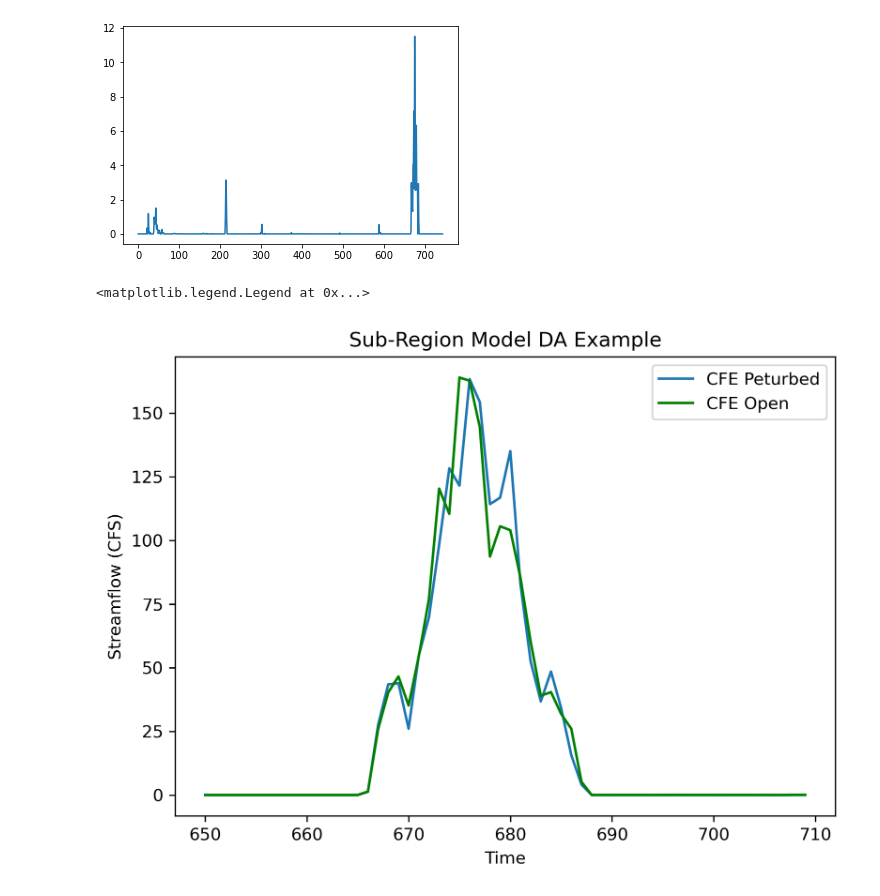
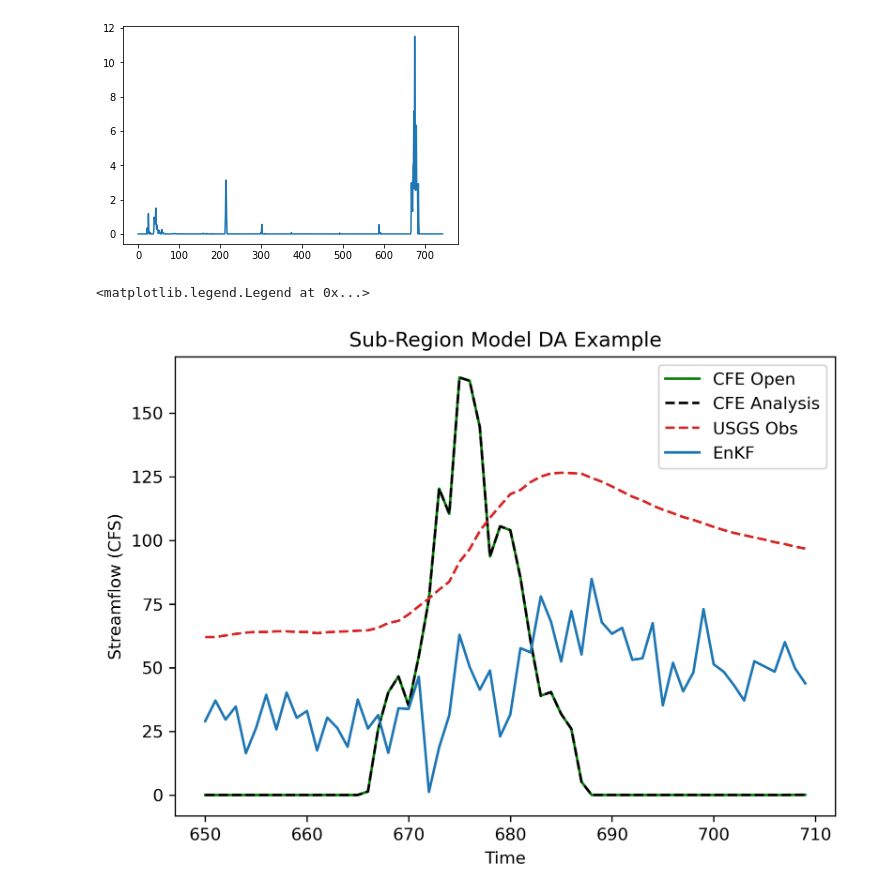
Before and after one commit to zbutler33/NextGen---The-Simulators-, a Jupyter notebook: Toy_Model/Toymodel_V2.ipynb, the cells around one changed output. Saved outputs shown, nothing was run; the diff lists cells and outputs as text; code cells hidden in the pictures.

Commit message:
updating cfe analysis

```diff
--- a/Toy_Model/Toymodel_V2.ipynb
+++ b/Toy_Model/Toymodel_V2.ipynb
@@ -37,7 +37,7 @@ print(bmi_usgs)
 # cfe_peturbed = bmi_cfe_peturb.BMI_CFE()
 # cfe_analysis = bmi_cfe_statevars.BMI_CFE() #true model in the end with updated state vars
 
-cfe_open = bmi_cfe_enkf_peturb.BMI_CFE()
+cfe_open = bmi_cfe.BMI_CFE()
 cfe_peturbed = bmi_cfe_enkf_peturb.BMI_CFE()
 cfe_analysis = bmi_cfe_statevars.BMI_CFE() #true model in the end with updated state vars
 
@@ -106,6 +106,7 @@ plt.plot(df_forcing['APCP_surface'])
 cfeOpen = []
 cfePeturbed = []
 cfeAnalysis = []
+cfeEnKF = []
 
 ## Loop through time. Set values for each model and get values
 for i, precip in enumerate(df_forcing['APCP_surface']): #i is RAINRATE
@@ -117,7 +118,7 @@ for i, precip in enumerate(df_forcing['APCP_surface']): #i is RAINRATE
 
     # Update usgs data and get value to put into EnKF
     usgs.update()
-    obs = np.array(usgs.get_value('Flow'))*100 #need array for EnKf function. should get this when initialize.
+    obs = np.array(usgs.get_value('Flow'))*50 #need array for EnKf function. should get this when initialize.
 
     # Update CFE open and peturbed. Get value for peturbed stats.
     cfe_open.update()
@@ -136,7 +137,7 @@ for i, precip in enumerate(df_forcing['APCP_surface']): #i is RAINRATE
     cfePeturbed.append(outflow_peturb_mean) #for plotting
 
     # Set EnKF value to usgs, mean, and covariance. Get value from it then
-    enkf.set_value('soil_storage_avail_m', soil_storage_avail) #setting soil storage in enkf
+    #enkf.set_value('soil_storage_avail_m', soil_storage_avail) #setting soil storage in enkf
     enkf.set_value('soil_reservoir_storage_deficit_m', soil_storage_avail) #setting soil storage in enkf
     enkf.set_value('surface_runoff_depth_m', soil_storage_avail) #setting soil storage in enkf
 
@@ -144,13 +145,16 @@ for i, precip in enumerate(df_forcing['APCP_surface']): #i is RAINRATE
     enkf.set_value('P', np.array([outflow_peturb_covar]))
     enkf.set_value('z', np.array([obs[i]]))
     enkf.update()
+    #For plotting
+    outflow_enkf = enkf.get_value('enkf')
+    cfeEnKF.append(outflow_enkf)
 
     state_transition_soil_storage = enkf.get_value('soil_storage_avail_m')
     state_transition_soil_res     = enkf.get_value('soil_reservoir_storage_deficit_m')
     state_transition_runoff       = enkf.get_value('surface_runoff_depth_m')
 
 #     # Set value for CFE analysis based on the state variable change from the EnKF factor tog et true streamflow
-    cfe_analysis.set_value('soil_storage_avail_m', state_transition_soil_storage) #look up value from lookup table based on EnKF factor
+    #cfe_analysis.set_value('soil_storage_avail_m', state_transition_soil_storage) #look up value from lookup table based on EnKF factor
     cfe_analysis.set_value('soil_reservoir_storage_deficit_m', state_transition_soil_res) #look up value from lookup table based on EnKF factor
     cfe_analysis.set_value('surface_runoff_depth_m', state_transition_runoff)
     cfe_analysis.update() #get new streamflow value based on state var change
@@ -158,11 +162,14 @@ for i, precip in enumerate(df_forcing['APCP_surface']): #i is RAINRATE
     outflow_analysis = cfe_analysis.get_value('land_surface_water__runoff_depth')
     cfeAnalysis.append(outflow_analysis) #for plotting
 
-#     # Update final model from value of analysis
-    cfe_updated_everything_runoff = cfe_analysis.get_value('state_var_change_runoff')
-    cfe_peturbed.set_value('state_var_change_runoff', cfe_updated_everything_runoff) #set state vars based on EnKF factor
-#     #cfe_updated_everything_soil = cfe_analysis.get_value('state_var_change_soil')
-#     #cfe_peturbed.set_value('state_var_change_soil', cfe_updated_everything_soil) #set state vars based on EnKF factor
+     # Update final model from value of analysis
+    cfe_updated_everything_runoff = cfe_analysis.get_value('surface_runoff_depth_m')
+    cfe_peturbed.set_value('surface_runoff_depth_m', cfe_updated_everything_runoff)
+
+#    cfe_updated_everything_runoff = cfe_analysis.get_value('state_var_change_runoff')
+#    cfe_peturbed.set_value('state_var_change_runoff', cfe_updated_everything_runoff) #set state vars based on EnKF factor
+#    cfe_updated_everything_soil = cfe_analysis.get_value('state_var_change_soil')
+#    cfe_peturbed.set_value('state_var_change_soil', cfe_updated_everything_soil) #set state vars based on EnKF factor
 
 
 # # Finalize models
@@ -175,21 +182,22 @@ for i, precip in enumerate(df_forcing['APCP_surface']): #i is RAINRATE
 # %%
 istart_plot=650
 iend_plot=710
 x = list(range(istart_plot, iend_plot))
 
 fig = plt.figure(figsize = (7,5), dpi=300)
 
 plt.title('Sub-Region Model DA Example')
-plt.plot(x, cfePeturbed[istart_plot:iend_plot], color = 'tab:blue', label = 'CFE Peturbed')
+#plt.plot(x, cfePeturbed[istart_plot:iend_plot], color = 'tab:blue', label = 'CFE Peturbed')
 plt.plot(x, cfeOpen[istart_plot:iend_plot], color = 'green', label = 'CFE Open')
-#plt.plot(x, cfeAnalysis[istart_plot:iend_plot], color = 'black', label = 'CFE Analysis')
-#plt.plot(x, obs[istart_plot:iend_plot], color = 'tab:red', linestyle='dashed', label = 'USGS Obs')
+plt.plot(x, cfeAnalysis[istart_plot:iend_plot], color = 'black', linestyle='dashed', label = 'CFE Analysis')
+plt.plot(x, obs[istart_plot:iend_plot], color = 'tab:red', linestyle='dashed', label = 'USGS Obs')
+plt.plot(x, cfeEnKF[istart_plot:iend_plot], color = 'tab:blue', label = 'EnKF')
 plt.ylabel('Streamflow (CFS)')
 plt.xlabel('Time')
 plt.legend()
 # %% [output]
 <matplotlib.legend.Legend at 0x...>
-[figure, old version]
+[figure, new version]
 # %%
 # cfe_open = bmi_cfe()
 # cfe_perturbed = bmi_cfe()
```
Also changed, not shown: parts of 1 cell of this notebook, 3 other files.
